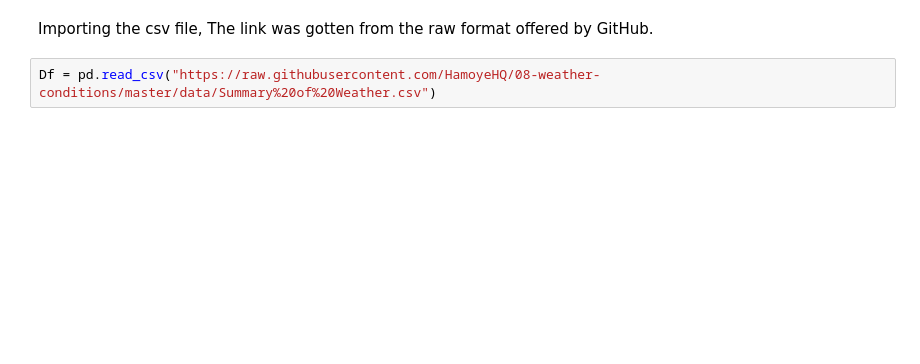
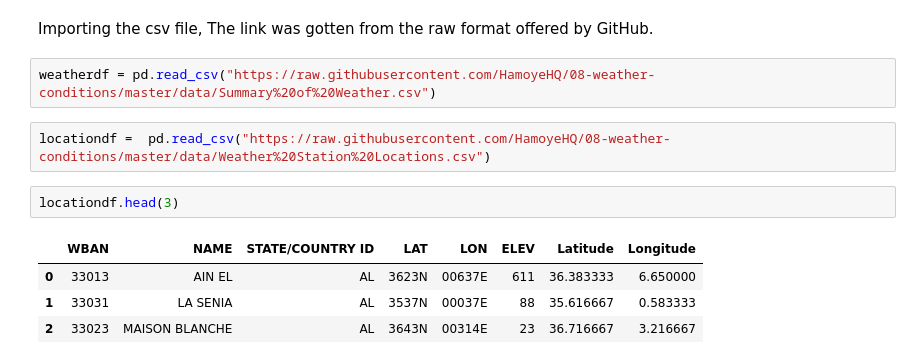
Before and after one commit to HamoyeHQ/08-weather-conditions, a Jupyter notebook: data/EDA_and_Pre_processing.ipynb, the cells around one changed output. Drawn from its saved outputs; the diff is of its cells as text; blank space fills up the shorter version.

```diff
--- a/data/EDA_and_Pre_processing.ipynb
+++ b/data/EDA_and_Pre_processing.ipynb
@@ -5,4 +16,13 @@ import pandas as pd
 # %% [markdown]
  Importing the csv file, The link was gotten from the raw format offered by GitHub.
 # %%
-Df = pd.read_csv("https://raw.githubusercontent.com/HamoyeHQ/08-weather-conditions/master/data/Summary%20of%20Weather.csv")
+weatherdf = pd.read_csv("https://raw.githubusercontent.com/HamoyeHQ/08-weather-conditions/master/data/Summary%20of%20Weather.csv")
+# %%
+locationdf =  pd.read_csv("https://raw.githubusercontent.com/HamoyeHQ/08-weather-conditions/master/data/Weather%20Station%20Locations.csv")
+# %%
+locationdf.head(3)
+# %% [output]
+|  | WBAN | NAME | STATE/COUNTRY ID | LAT | LON | ELEV | Latitude | Longitude |
+| 0 | 33013 | AIN EL | AL | 3623N | 00637E | 611 | 36.383333 | 6.650000 |
+| 1 | 33031 | LA SENIA | AL | 3537N | 00037E | 88 | 35.616667 | 0.583333 |
+| 2 | 33023 | MAISON BLANCHE | AL | 3643N | 00314E | 23 | 36.716667 | 3.216667 |
```
Also changed, not shown: parts of 18 cells of this notebook.
